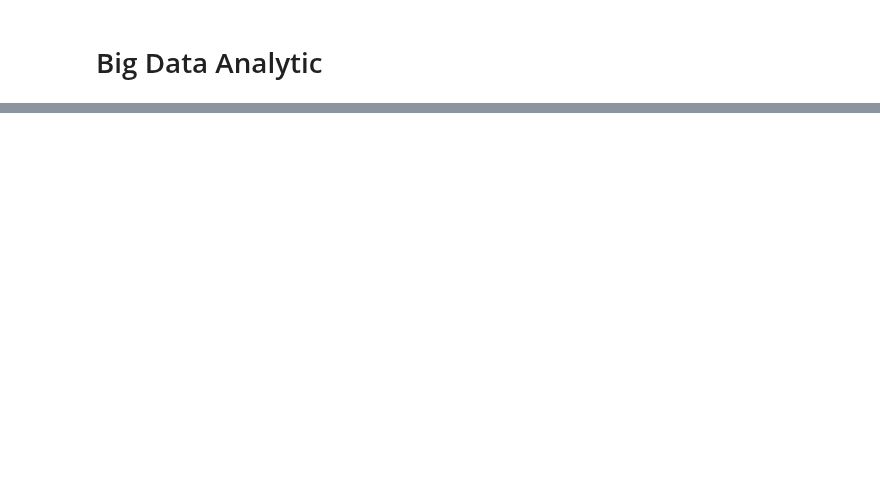
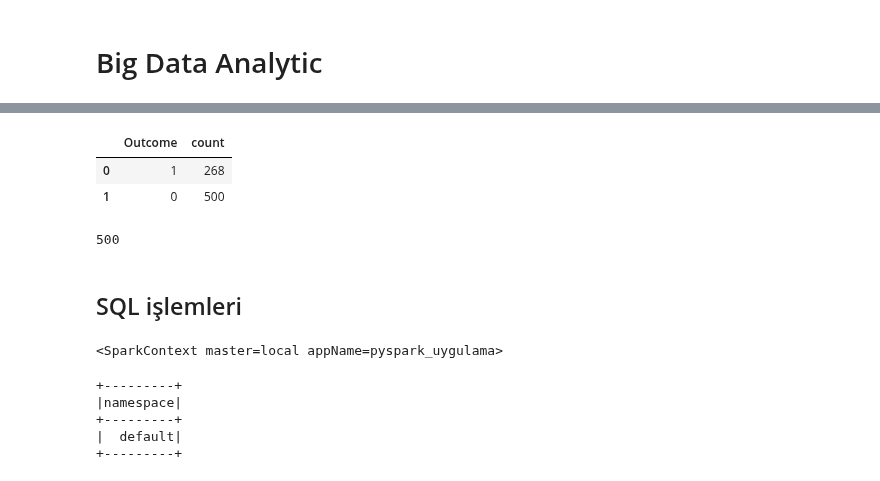
Before and after one commit to mustafaktaas/Python_StockPricePrediction_MachineLearning, a Jupyter notebook: Big-Data-Analytic.ipynb, the cells around one changed output, grey strips where cells are left out. Cells and saved outputs as stored; diff of their text form; code cells hidden in the pictures; blank space fills up the shorter version.

```diff
--- a/Big-Data-Analytic.ipynb
+++ b/Big-Data-Analytic.ipynb
@@ -48,0 +317,18 @@ sc
+# %%
+a = spark_df.groupby("Outcome").count().toPandas()
+# %%
+a
+# %% [output]
+|  | Outcome | count |
+| 0 | 1 | 268 |
+| 1 | 0 | 500 |
+# %%
+a.iloc[1,1]
+# %% [output]
+500
+# %% [markdown]
+## SQL işlemleri
+# %%
+sc
+# %% [output]
+<SparkContext master=local appName=pyspark_uygulama>
@@ -48,0 +337,8 @@ sc
+# %%
+spark.sql("show databases").show()
+# %% [output]
++---------+
+|namespace|
++---------+
+|  default|
++---------+
```
Also changed, not shown: parts of 54 cells of this notebook.
